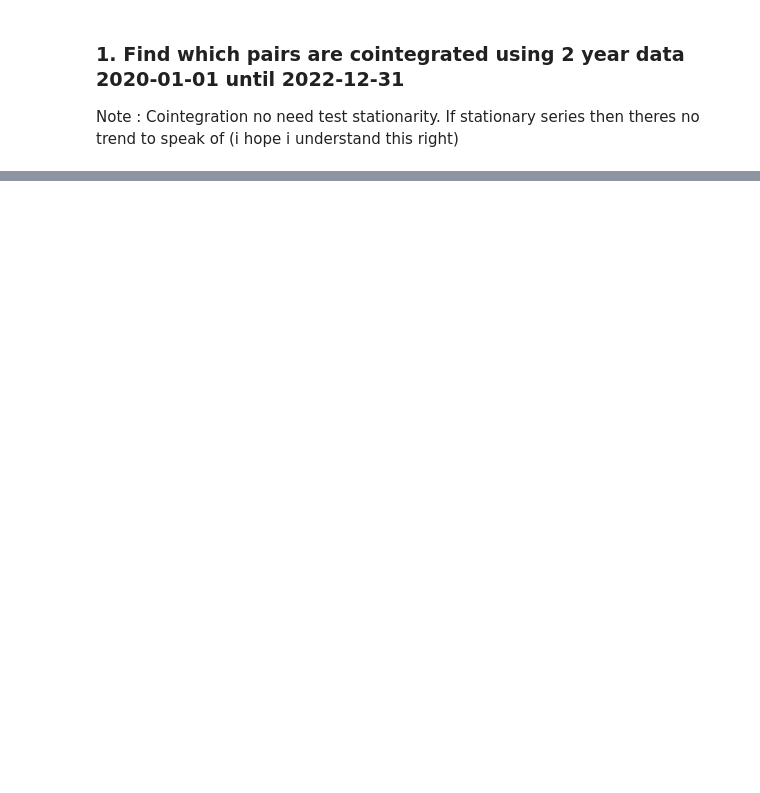
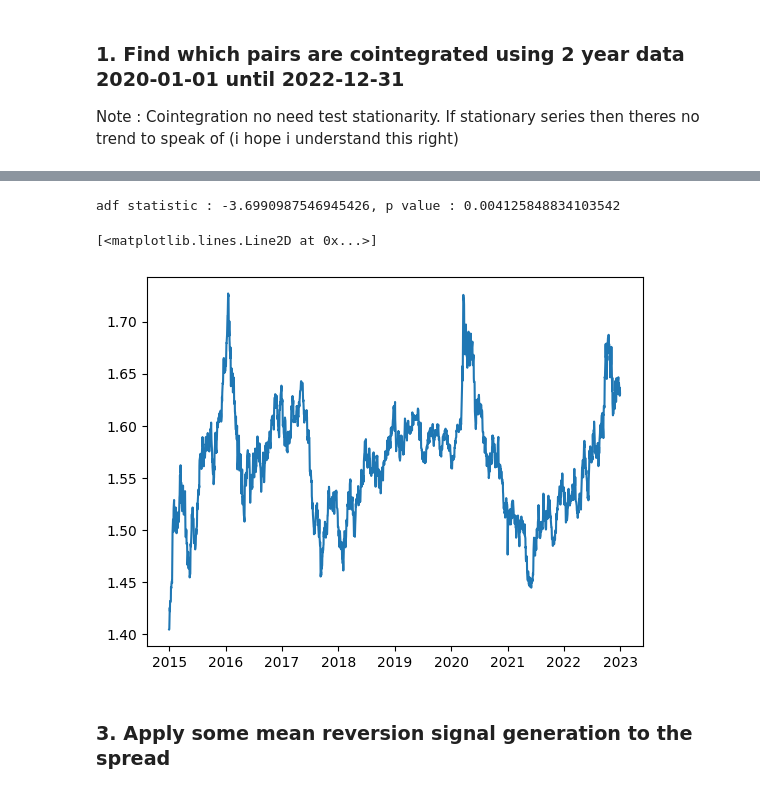
Before and after one commit to andreignatius/quant-trading, a Jupyter notebook: pairs_trading/pairs.ipynb, the cells around one changed output, grey strips where cells are left out. Drawn from its saved outputs; the diff is of its cells as text; code cells hidden in the pictures; blank space fills up the shorter version.

Commit message:
reach spread ADF test

```diff
--- a/pairs_trading/pairs.ipynb
+++ b/pairs_trading/pairs.ipynb
@@ -112,0 +87,32 @@ for the_size in basket_size:
+# %%
+confidence_dict ={90:0, 95:1, 99:2}
+# %%
+# combination
+basket_size = range(2, len(ccy_list)+1)
+results_list = []
+
+for the_size in basket_size:
+    perm = combinations(ccy_list, the_size)
+    for i in perm:
+        df_check_coint = df_data[list(i)]
+        coint_test_result = coint_johansen(df_check_coint,  det_order=0, k_ar_diff=1)
+
+        trace_statistic = coint_test_result.lr1
+        maxeigen_statistic = coint_test_result.lr2
+        trace_crit_val = coint_test_result.cvt
+        maxeigen_crit_val = coint_test_result.cvm
+
+        eigenvectors = coint_test_result.evec
+        #print(f"checking pair {i}")
+        #print(trace_statistic)
+        #print(trace_crit_val)
+
+        for x in confidence_dict.keys():
+            confidence_level_col = confidence_dict[x]
+            trace_crit_val_test = trace_crit_val[:,confidence_level_col]
+            maxeigen_crit_val_test = maxeigen_crit_val[:,confidence_level_col]
+            if np.all(trace_statistic >= trace_crit_val_test) and np.all(maxeigen_statistic >= maxeigen_crit_val_test):
+                print(f"For convidence level {x}%, bucket {i} is cointegrated")
+                print(f"eigen vectors {eigenvectors[:,0]}")
+                print(f"hedge weights {eigenvectors[:,0]/abs(eigenvectors[:,0][0])}")
+                results_list.append({'bucketname':i, 'eigenvectors':eigenvectors[:,0], 'weights':eigenvectors[:,0]/abs(eigenvectors[:,0][0])})
@@ -112,0 +159,15 @@ for the_size in basket_size:
+# %%
+# trial 1
+spread =usd_cad_data*results_list[0]['weights'][0] - usd_eur_data*results_list[0]['weights'][1]
+adftest = adfuller(spread)
+# %%
+print(f"adf statistic : {adftest[0]}, p value : {adftest[1]}")
+# %% [output]
+adf statistic : -3.6990987546945426, p value : 0.004125848834103542
+# %%
+plt.plot(spread)
+# %% [output]
+[<matplotlib.lines.Line2D at 0x...>]
+[figure, added]
+# %% [markdown]
+### 3. Apply some mean reversion signal generation to the spread
```
Also changed, not shown: parts of 10 cells of this notebook.
